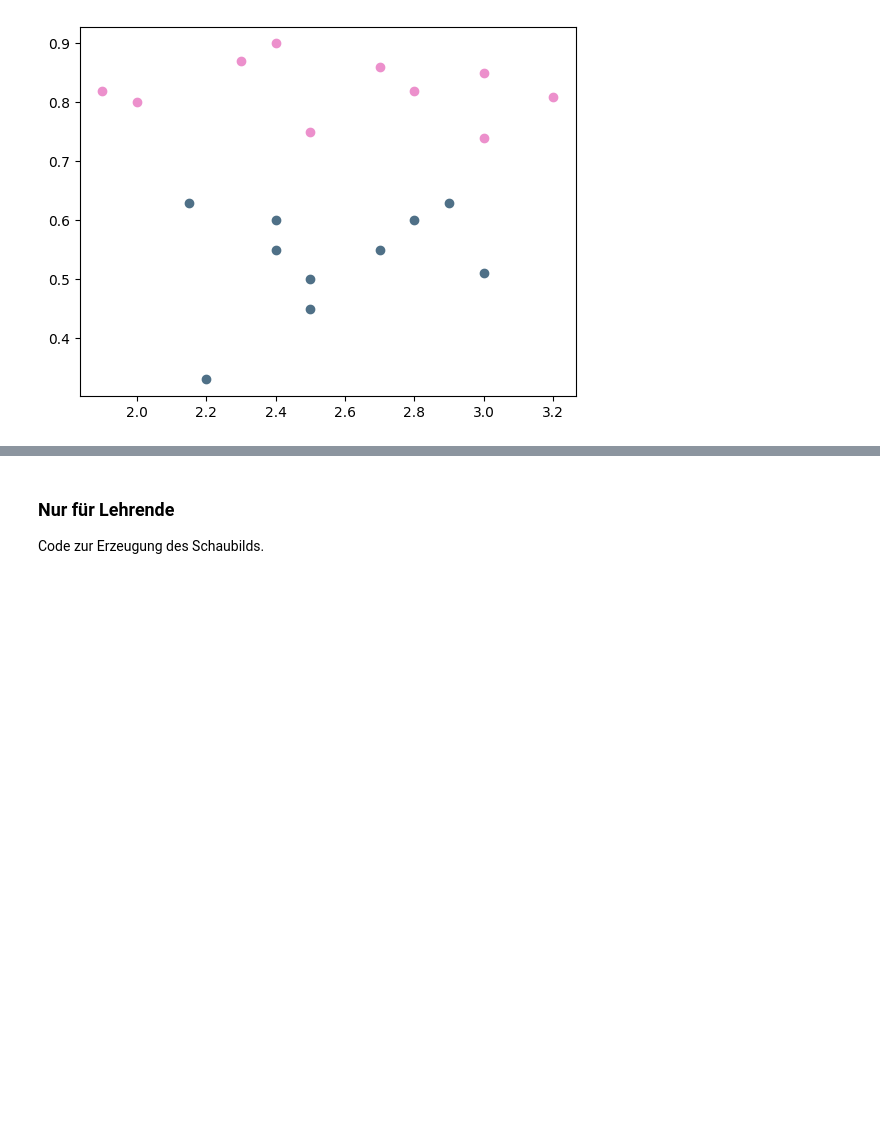
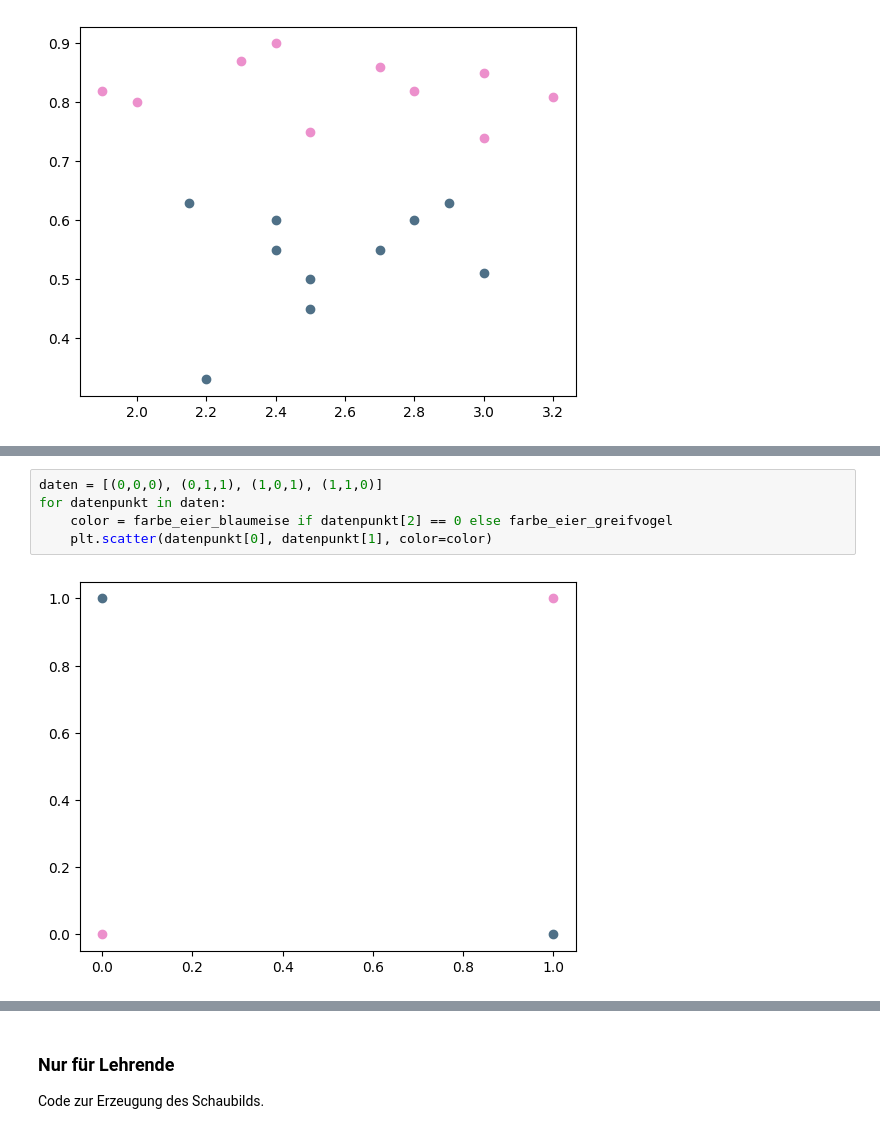
Before and after one commit to Lehr-Lern-Labor/SCKI, a Jupyter notebook: 02 - Perzeptron/02_Perzeptron.ipynb, the cells around one changed output, grey strips where cells are left out. Cells and saved outputs as stored; diff of their text form; blank space fills up the shorter version.

```diff
--- a/02 - Perzeptron/02_Perzeptron.ipynb
+++ b/02 - Perzeptron/02_Perzeptron.ipynb
@@ -374,0 +316,7 @@ Wir möchten das Perzeptron so trainieren, dass wir <b>unbekannte</b> Daten, auf
+# %%
+daten = [(0,0,0), (0,1,1), (1,0,1), (1,1,0)]
+for datenpunkt in daten:
+    color = farbe_eier_blaumeise if datenpunkt[2] == 0 else farbe_eier_greifvogel
+    plt.scatter(datenpunkt[0], datenpunkt[1], color=color)
+# %% [output]
+[figure, added]
```
Also changed, not shown: parts of 11 cells of this notebook, 10 other files.
